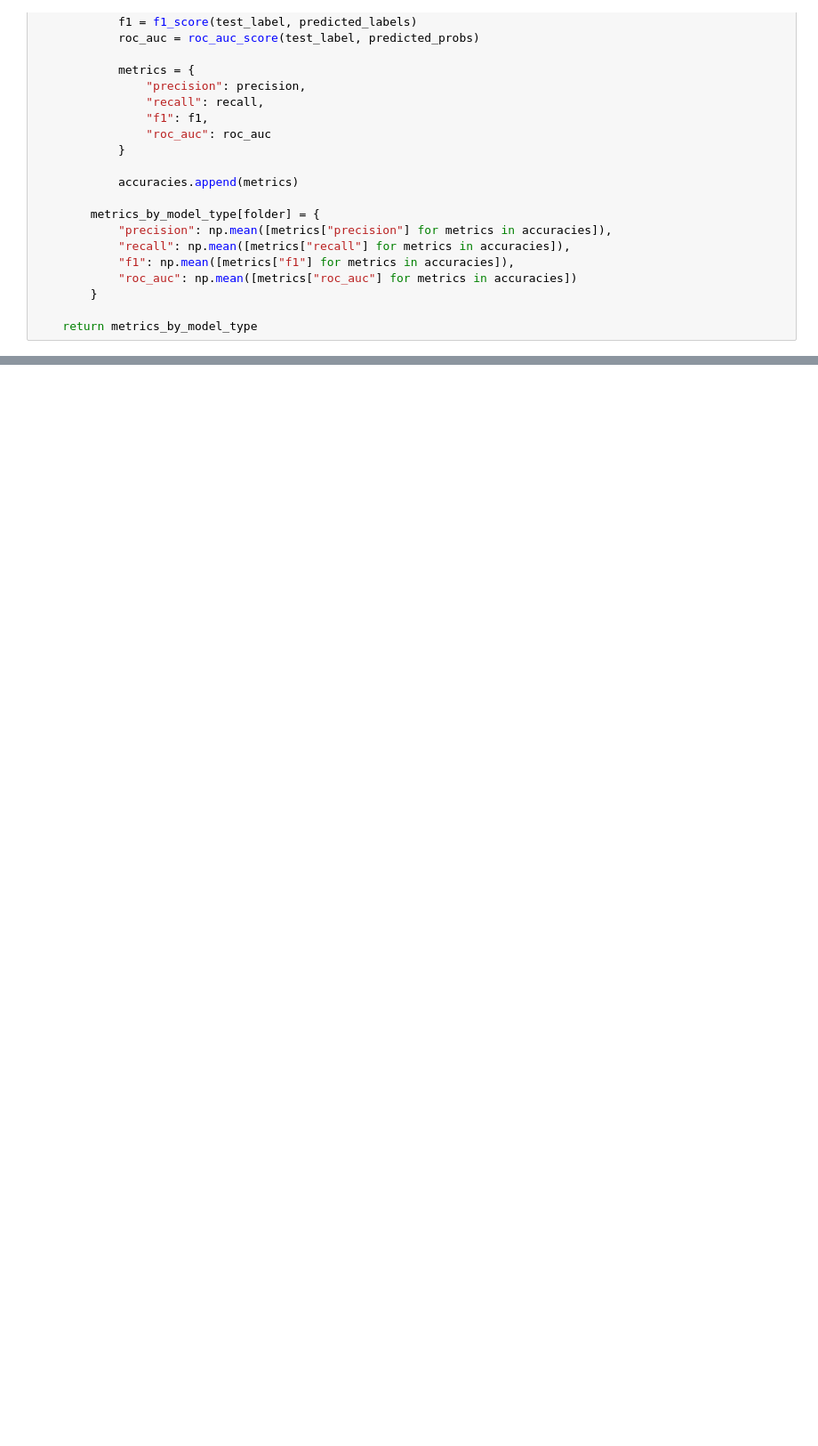
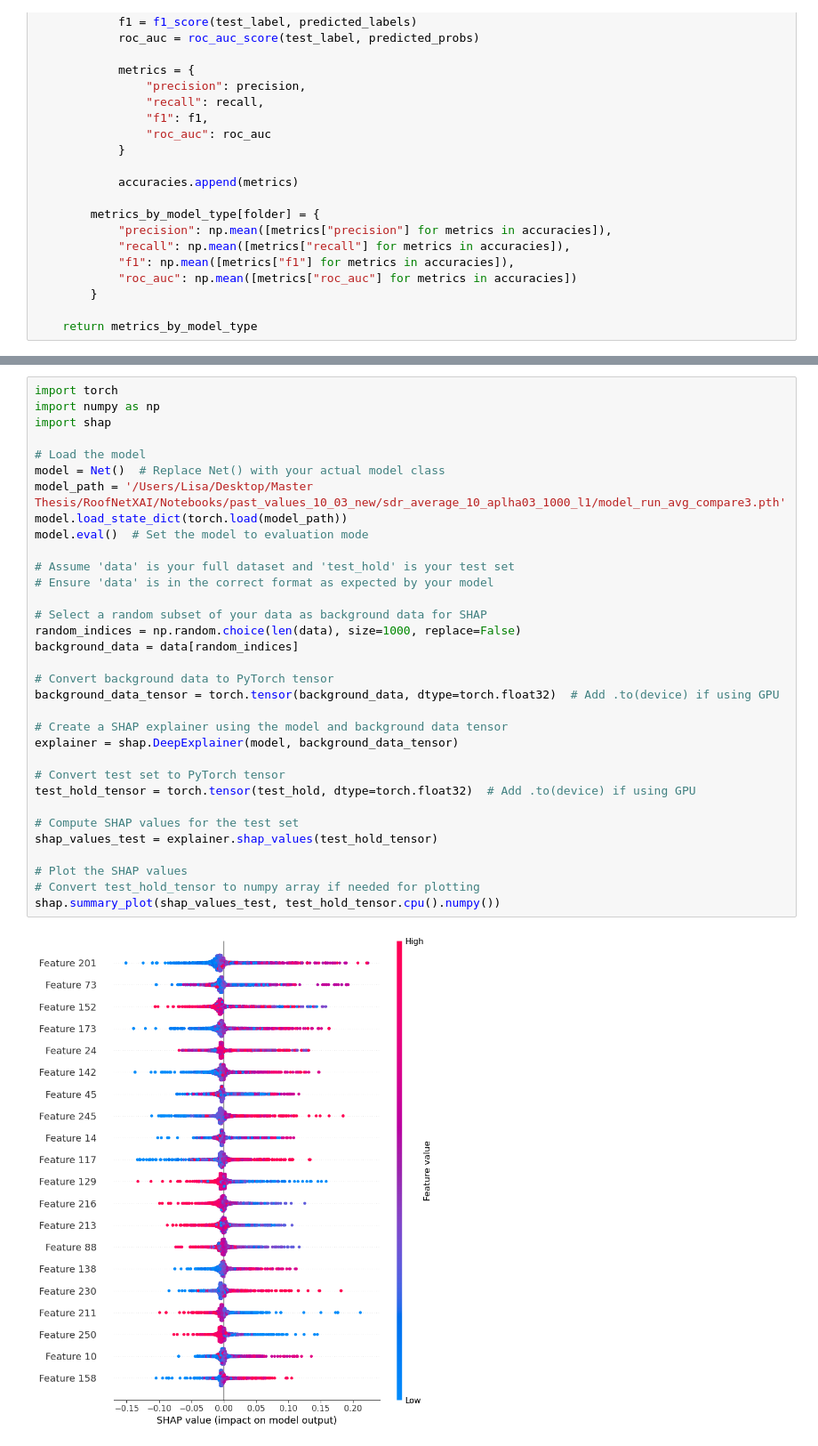
Before and after one commit to myanacondadonttt/RoofNetXAI, a Jupyter notebook: Notebooks/Analysis Robustness Main Past.ipynb, the cells around one changed output, grey strips where cells are left out. Shown at 89% size. Drawn from its saved outputs; the diff is of its cells as text; blank space fills up the shorter version.

```diff
--- a/Notebooks/Analysis Robustness Main Past.ipynb
+++ b/Notebooks/Analysis Robustness Main Past.ipynb
@@ -1314,0 +1616,35 @@ print(metrics_by_model_type)
+# %%
+import torch
+import numpy as np
+import shap
+
+# Load the model
+model = Net()  # Replace Net() with your actual model class
+model_path = '/Users/Lisa/Desktop/Master Thesis/RoofNetXAI/Notebooks/past_values_10_03_new/sdr_average_10_aplha03_1000_l1/model_run_avg_compare3.pth'
+model.load_state_dict(torch.load(model_path))
+model.eval()  # Set the model to evaluation mode
+
+# Assume 'data' is your full dataset and 'test_hold' is your test set
+# Ensure 'data' is in the correct format as expected by your model
+
+# Select a random subset of your data as background data for SHAP
+random_indices = np.random.choice(len(data), size=1000, replace=False)
+background_data = data[random_indices]
+
+# Convert background data to PyTorch tensor
+background_data_tensor = torch.tensor(background_data, dtype=torch.float32)  # Add .to(device) if using GPU
+
+# Create a SHAP explainer using the model and background data tensor
+explainer = shap.DeepExplainer(model, background_data_tensor)
+
+# Convert test set to PyTorch tensor
+test_hold_tensor = torch.tensor(test_hold, dtype=torch.float32)  # Add .to(device) if using GPU
+
+# Compute SHAP values for the test set
+shap_values_test = explainer.shap_values(test_hold_tensor)
+
+# Plot the SHAP values
+# Convert test_hold_tensor to numpy array if needed for plotting
+shap.summary_plot(shap_values_test, test_hold_tensor.cpu().numpy())
+# %% [output]
+[figure, added]
```
Also changed, not shown: parts of 9 cells of this notebook.
